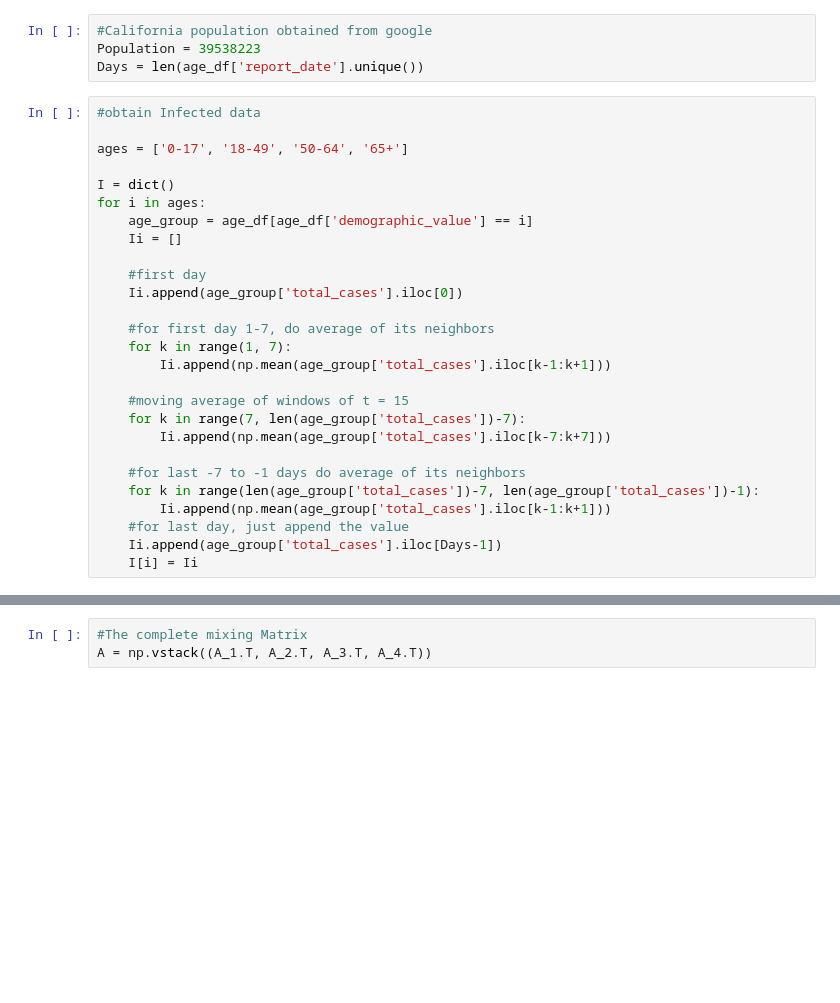
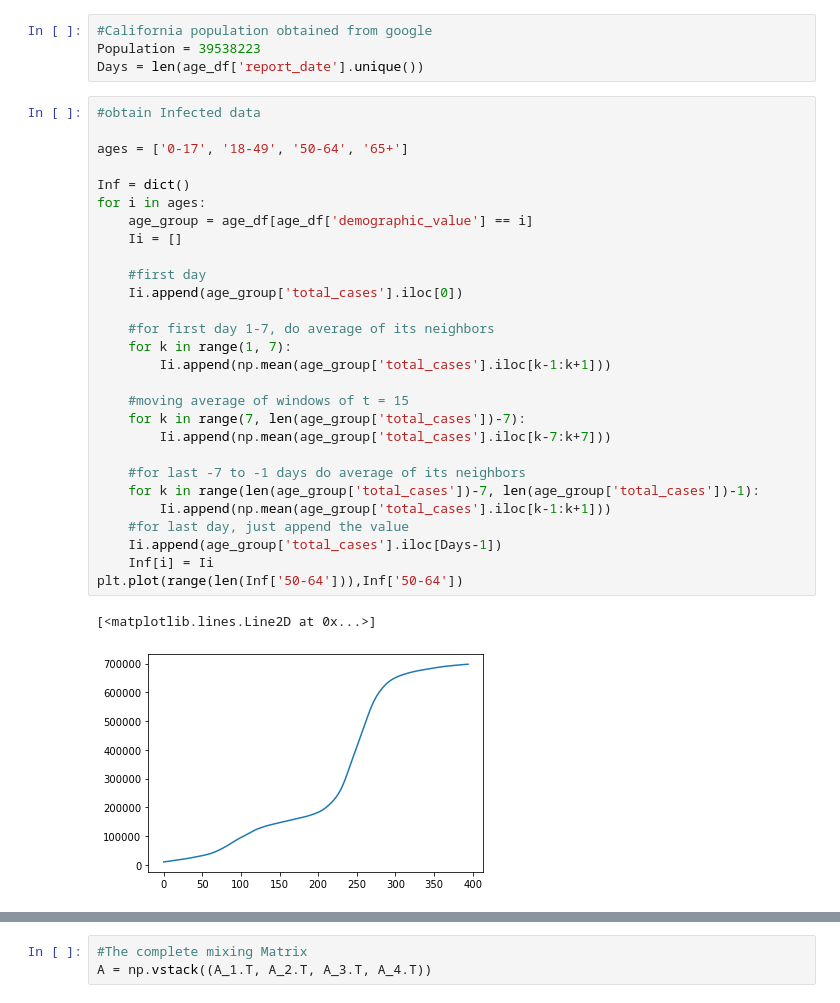
Before and after one commit to sj-ucsd/ECE227_SEIR, a Jupyter notebook: Preprocessing.ipynb, the cells around one changed output, grey strips where cells are left out. Cells and saved outputs as stored; diff of their text form; blank space fills up the shorter version.

```diff
--- a/Preprocessing.ipynb
+++ b/Preprocessing.ipynb
@@ -21,28 +22,32 @@ Days = len(age_df['report_date'].unique())
 # %%
 #obtain Infected data
 
 ages = ['0-17', '18-49', '50-64', '65+']
 
-I = dict()
+Inf = dict()
 for i in ages:
     age_group = age_df[age_df['demographic_value'] == i]
     Ii = []
 
     #first day
     Ii.append(age_group['total_cases'].iloc[0])
 
     #for first day 1-7, do average of its neighbors
     for k in range(1, 7):
         Ii.append(np.mean(age_group['total_cases'].iloc[k-1:k+1]))
 
     #moving average of windows of t = 15
     for k in range(7, len(age_group['total_cases'])-7):
         Ii.append(np.mean(age_group['total_cases'].iloc[k-7:k+7]))
 
     #for last -7 to -1 days do average of its neighbors
     for k in range(len(age_group['total_cases'])-7, len(age_group['total_cases'])-1):
         Ii.append(np.mean(age_group['total_cases'].iloc[k-1:k+1]))
     #for last day, just append the value
     Ii.append(age_group['total_cases'].iloc[Days-1])
-    I[i] = Ii
+    Inf[i] = Ii
+plt.plot(range(len(Inf['50-64'])),Inf['50-64'])
+# %% [output]
+[<matplotlib.lines.Line2D at 0x...>]
+[figure, added]
 # %%
```
Also changed, not shown: parts of 10 cells of this notebook.
